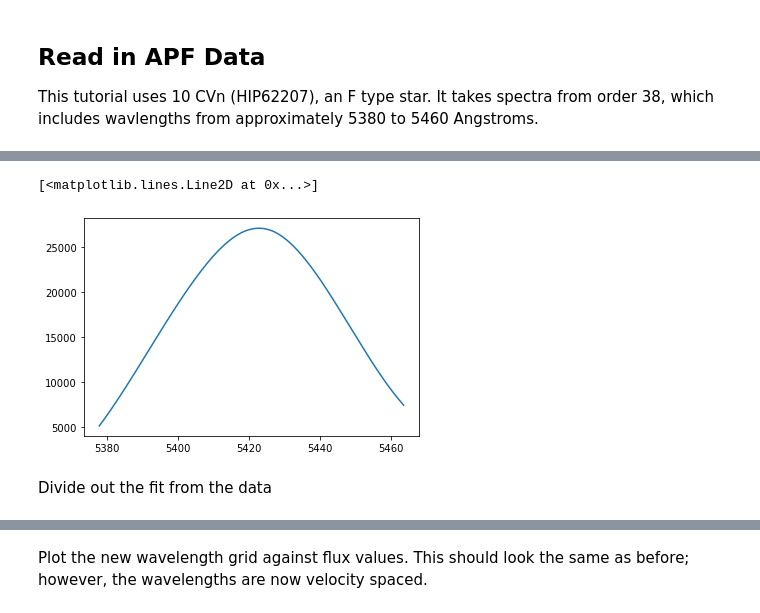
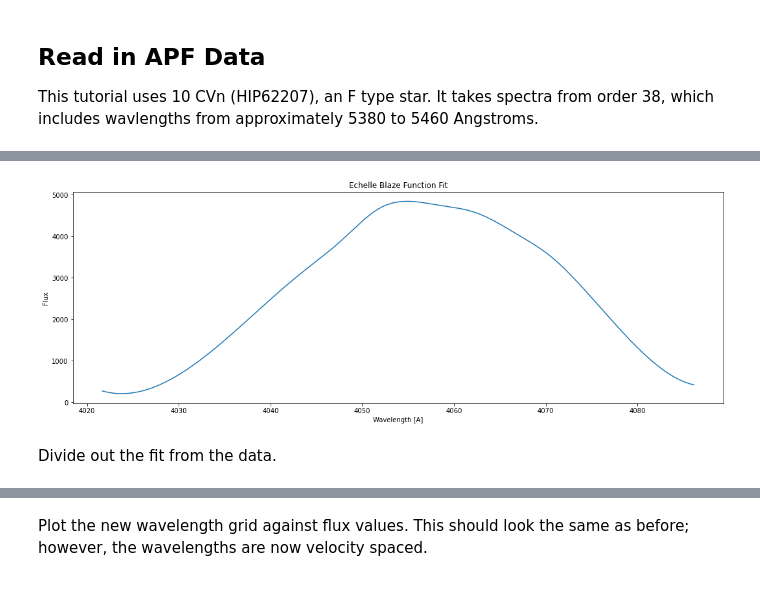
Before and after one commit to howardisaacson/APF-BL-DAP, a Jupyter notebook: APF Tutorial/APFtutorial.ipynb, the cells around one changed output, grey strips where cells are left out. Cells and saved outputs as stored; diff of their text form; code cells hidden in the pictures.

```diff
--- a/APF Tutorial/APFtutorial.ipynb
+++ b/APF Tutorial/APFtutorial.ipynb
@@ -34,12 +35,15 @@ fl_file = fits.open(APF_flux_path)
 wl_image = wl_file[0].data
 fl_image = fl_file[0].data
 # %%
-order = 38
+plt.rcParams["figure.figsize"] = (18,6)
+
+order = 9
 wl = wl_image[order]
 flux = fl_image[order][:-1]
 plt.plot(wl,flux)
 
-plt.title('Raw APF Spectrum: Order ' + str(order))
+plt.title('Raw APF Spectrum of ' + star + ': Order ' + str(order))
 plt.xlabel('Wavelength [A]')
 plt.ylabel('Flux')
+plt.show()
 # %% [output]
@@ -90,9 +96,12 @@ Interpolate fl_values onto wl_values so that the length of the arrays match that
 # %%
 spl = splrep(wl_values, fl_values, s = 500000)
 flux_fit = splev(wl, spl)
 plt.plot(wl, flux_fit)
+plt.xlabel('Wavelength [A]')
+plt.ylabel('Flux')
+plt.title('Echelle Blaze Function Fit')
+plt.show()
 # %% [output]
-[<matplotlib.lines.Line2D at 0x...>]
-[figure, old version]
+[figure, new version]
 # %% [markdown]
-Divide out the fit from the data
+Divide out the fit from the data.
```
Also changed, not shown: parts of 39 cells of this notebook.
